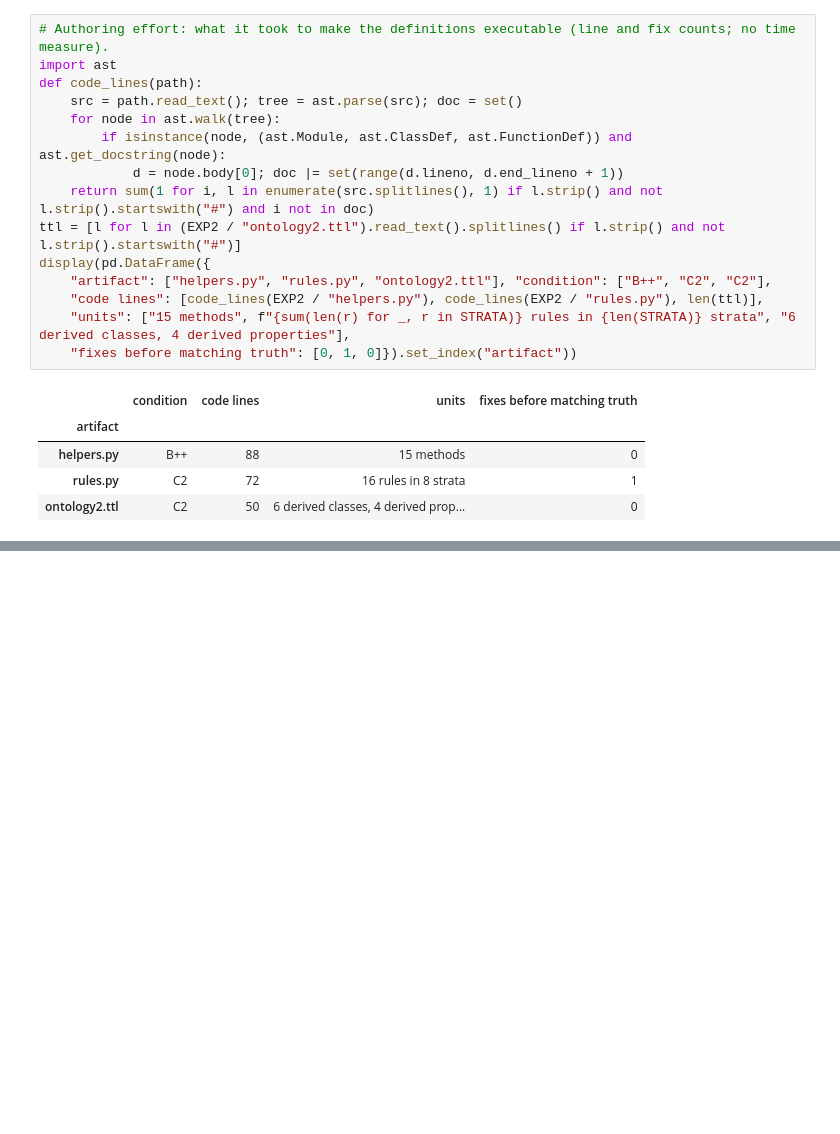
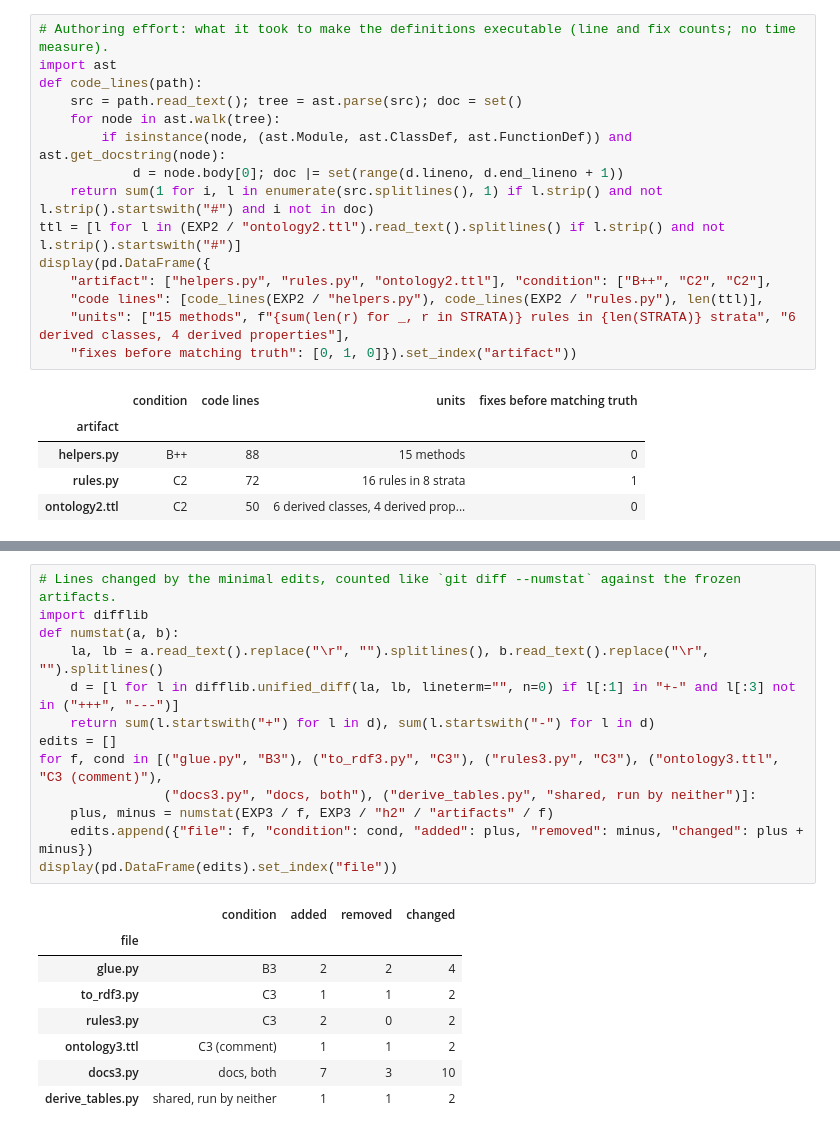
Before and after one commit to Epistememos/LLM-vs-Ontologies, a Jupyter notebook: notebook/blast_radius.ipynb, the cells around one changed output, grey strips where cells are left out. Drawn from its saved outputs; the diff is of its cells as text; blank space fills up the shorter version.

```diff
--- a/notebook/blast_radius.ipynb
+++ b/notebook/blast_radius.ipynb
@@ -584,0 +720,22 @@ display(pd.DataFrame({
+# %%
+# Lines changed by the minimal edits, counted like `git diff --numstat` against the frozen artifacts.
+import difflib
+def numstat(a, b):
+    la, lb = a.read_text().replace("\r", "").splitlines(), b.read_text().replace("\r", "").splitlines()
+    d = [l for l in difflib.unified_diff(la, lb, lineterm="", n=0) if l[:1] in "+-" and l[:3] not in ("+++", "---")]
+    return sum(l.startswith("+") for l in d), sum(l.startswith("-") for l in d)
+edits = []
+for f, cond in [("glue.py", "B3"), ("to_rdf3.py", "C3"), ("rules3.py", "C3"), ("ontology3.ttl", "C3 (comment)"),
+                ("docs3.py", "docs, both"), ("derive_tables.py", "shared, run by neither")]:
+    plus, minus = numstat(EXP3 / f, EXP3 / "h2" / "artifacts" / f)
+    edits.append({"file": f, "condition": cond, "added": plus, "removed": minus, "changed": plus + minus})
+display(pd.DataFrame(edits).set_index("file"))
+# %% [output]
+|  | condition | added | removed | changed |
+| file |  |  |  |  |
+| glue.py | B3 | 2 | 2 | 4 |
+| to_rdf3.py | C3 | 1 | 1 | 2 |
+| rules3.py | C3 | 2 | 0 | 2 |
+| ontology3.ttl | C3 (comment) | 1 | 1 | 2 |
+| docs3.py | docs, both | 7 | 3 | 10 |
+| derive_tables.py | shared, run by neither | 1 | 1 | 2 |
```
Also changed, not shown: parts of 13 cells of this notebook, 6 other files.
